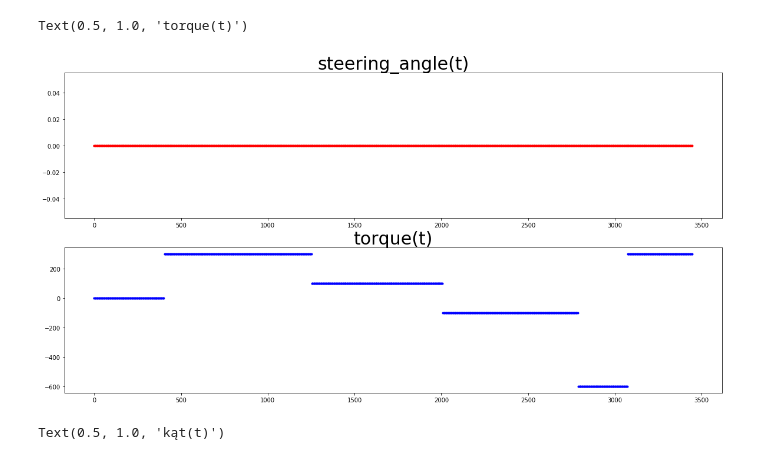
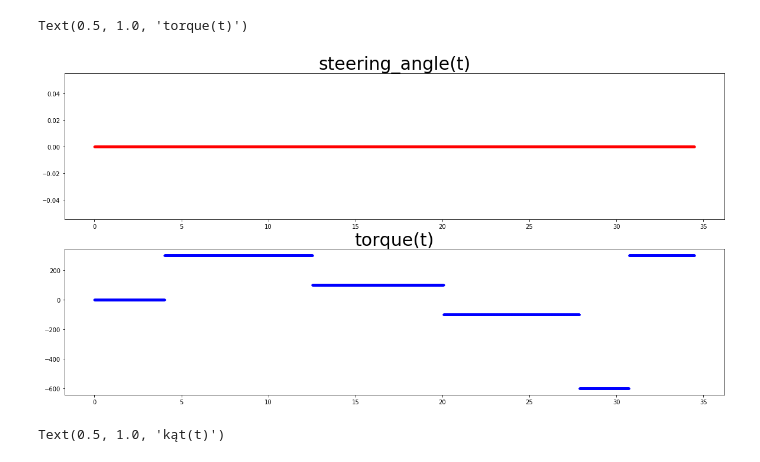
Before and after one commit to AvaRat/dynamic-model-car-simulator, a Jupyter notebook: simulator_visualization.ipynb, the cells around one changed output. Cells and saved outputs as stored; diff of their text form; code cells hidden in the pictures.

```diff
--- a/simulator_visualization.ipynb
+++ b/simulator_visualization.ipynb
@@ -110,16 +109,16 @@ plt.plot()
 # %%
 fig = plt.figure(figsize=(20,10))
-
+granularity = 1
 plt.subplot(211)
-plt.plot(data['steering_angle'][:][::5], '.r')
+plt.plot(data['t'][:][::granularity], data['steering_angle'][:][::granularity], '.r')
 plt.title('steering_angle(t)', fontsize=30)
 
 plt.subplot(212)
-plt.plot(data['torque'][:][::5], '.b')
+plt.plot(data['t'][:][::granularity], data['torque'][:][::granularity], '.b')
 plt.title('torque(t)', fontsize=30)
 # %% [output]
 Text(0.5, 1.0, 'torque(t)')
-[figure, old version]
+[figure, new version]
 # %%
 interest_a = 0
 interest_b = 800
```
Also changed, not shown: parts of 8 cells of this notebook, 4 other files.
